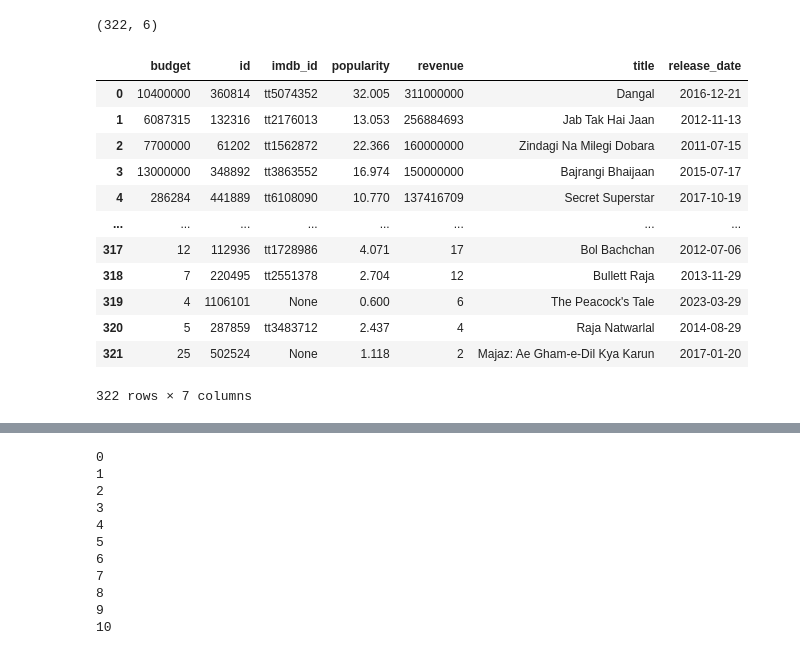
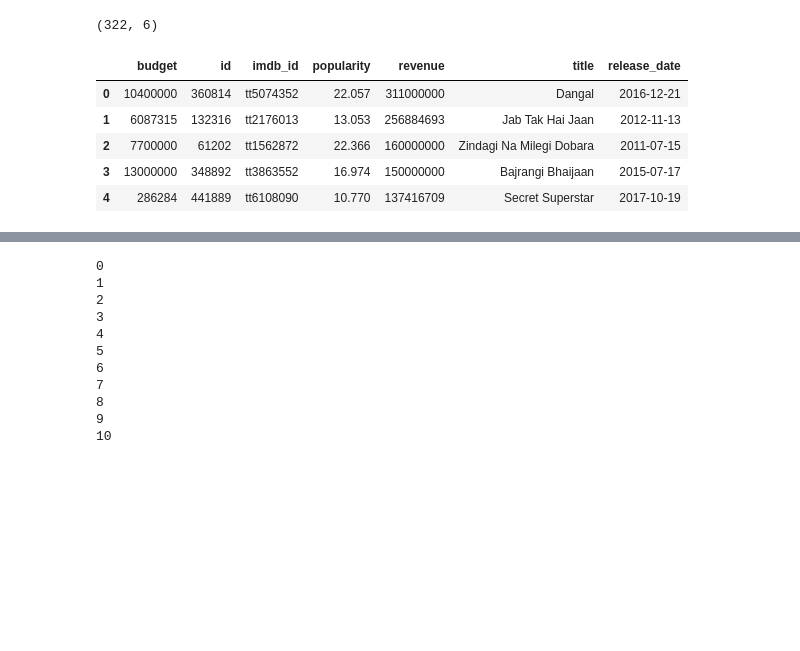
Before and after one commit to jai3703/box_office_prediction, a Jupyter notebook: 00_data_collection.ipynb, the cells around one changed output, grey strips where cells are left out. Drawn from its saved outputs; the diff is of its cells as text; code cells hidden in the pictures; blank space fills up the shorter version.

```diff
--- a/00_data_collection.ipynb
+++ b/00_data_collection.ipynb
@@ -67,20 +56,13 @@ movie_details_filtered.shape
 # %% [output]
 (322, 6)
 # %%
-first_level_information = movie_details_filtered.merge(movies_info[['id','release_date']],on='id',how='left')
-first_level_information
+first_level_info = movie_details_filtered.merge(movies_info[['id','release_date']],on='id',how='left')
+first_level_info.head()
 # %% [output]
 |  | budget | id | imdb_id | popularity | revenue | title | release_date |
-| 0 | 10400000 | 360814 | tt5074352 | 32.005 | 311000000 | Dangal | 2016-12-21 |
+| 0 | 10400000 | 360814 | tt5074352 | 22.057 | 311000000 | Dangal | 2016-12-21 |
 | 1 | 6087315 | 132316 | tt2176013 | 13.053 | 256884693 | Jab Tak Hai Jaan | 2012-11-13 |
 | 2 | 7700000 | 61202 | tt1562872 | 22.366 | 160000000 | Zindagi Na Milegi Dobara | 2011-07-15 |
 | 3 | 13000000 | 348892 | tt3863552 | 16.974 | 150000000 | Bajrangi Bhaijaan | 2015-07-17 |
 | 4 | 286284 | 441889 | tt6108090 | 10.770 | 137416709 | Secret Superstar | 2017-10-19 |
-| ... | ... | ... | ... | ... | ... | ... | ... |
-| 317 | 12 | 112936 | tt1728986 | 4.071 | 17 | Bol Bachchan | 2012-07-06 |
-| 318 | 7 | 220495 | tt2551378 | 2.704 | 12 | Bullett Raja | 2013-11-29 |
-| 319 | 4 | 1106101 | None | 0.600 | 6 | The Peacock's Tale | 2023-03-29 |
-| 320 | 5 | 287859 | tt3483712 | 2.437 | 4 | Raja Natwarlal | 2014-08-29 |
-| 321 | 25 | 502524 | None | 1.118 | 2 | Majaz: Ae Gham-e-Dil Kya Karun | 2017-01-20 |
-322 rows × 7 columns
 # %%
```
Also changed, not shown: parts of 11 cells of this notebook, 1 other file.
